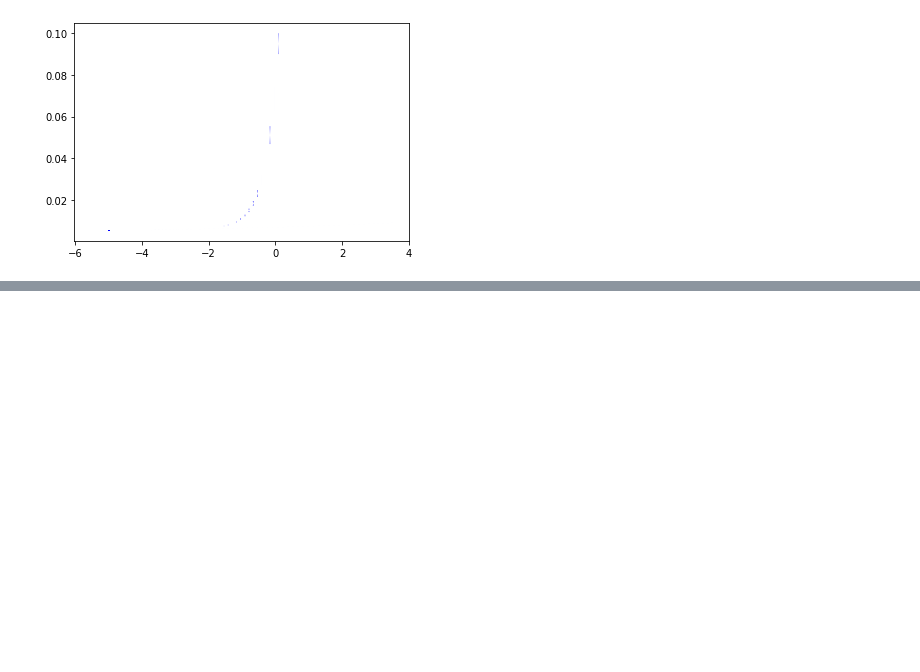
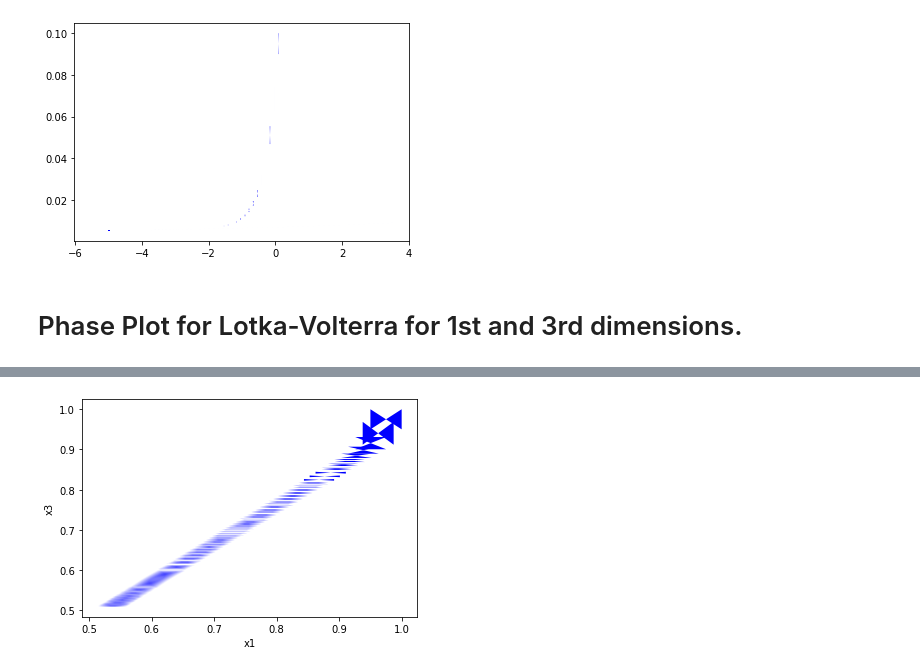
Before and after one commit to Tarheel-Formal-Methods/kaa, a Jupyter notebook: kaa-intro.ipynb, the cells around one changed output, grey strips where cells are left out. Cells and saved outputs as stored; diff of their text form; code cells hidden in the pictures; blank space fills up the shorter version.

Commit message:
Addedd LK Phase plot

```diff
--- a/kaa-intro.ipynb
+++ b/kaa-intro.ipynb
@@ -311,3 +311,10 @@ Computed Step 147 -- Time Elapsed: 0.15938591957092285 sec
 Computed Step 148 -- Time Elapsed: 0.16330409049987793 sec
 Computed Step 149 -- Time Elapsed: 0.1650681495666504 sec
 [figure]
+# %% [markdown]
+# Phase Plot for Lotka-Volterra for 1st and 3rd dimensions.
+# %%
+lk_model = lotkavolterra.LotkaVolterra()
+lk_reach = ReachSet(lk_model)
+FlowPipePlotter(lk_reach.computeReachSet(100)).plot2DPhase(0,2)
+# %% [output]
@@ -313,0 +338 @@ Computed Step 149 -- Time Elapsed: 0.1650681495666504 sec
+[figure, added]
```
Also changed, not shown: parts of 1 cell of this notebook, 2 other files.
